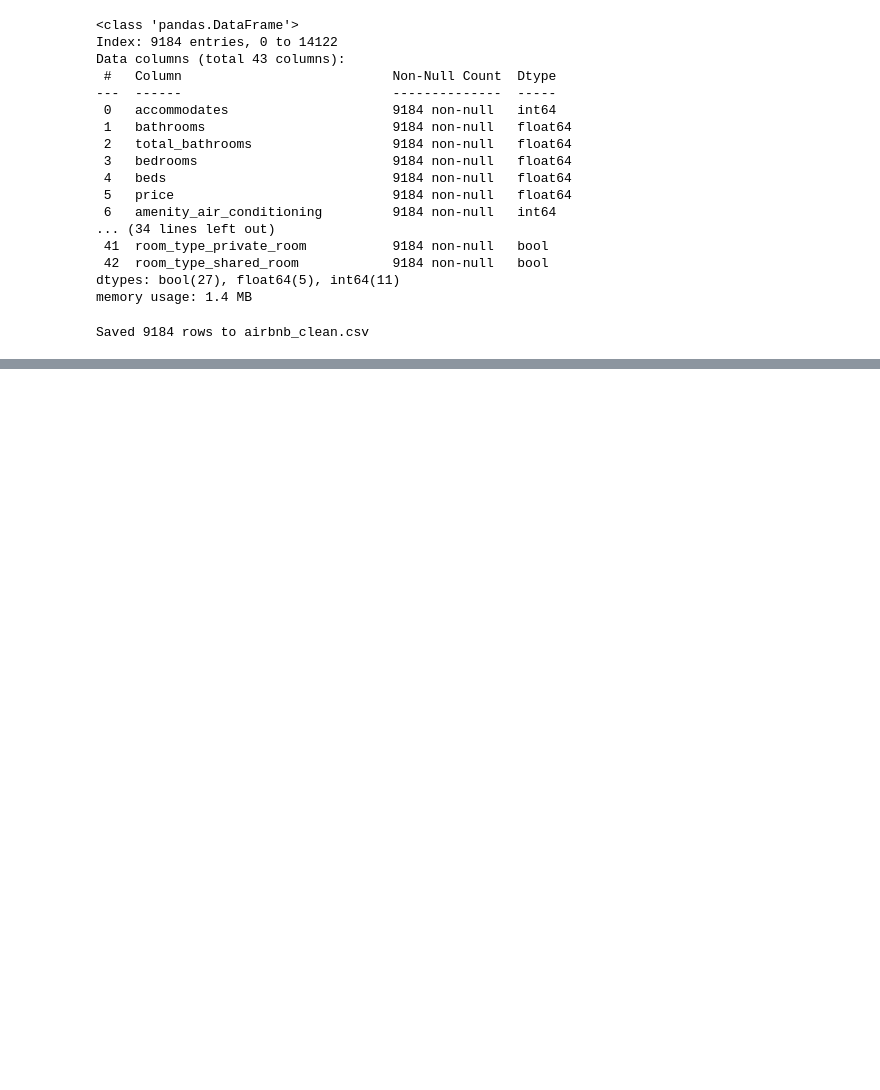
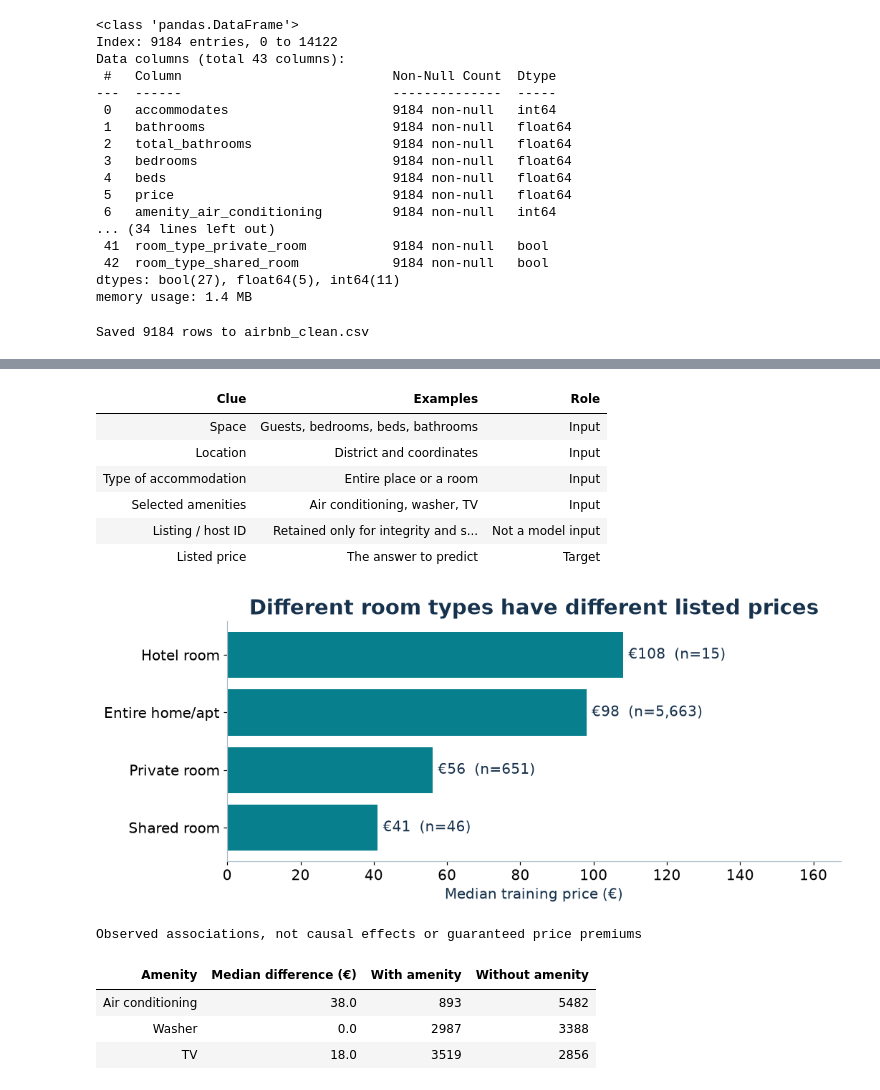
Before and after one commit to ltfe-ict-academy/practical-introduction-to-machine-learning, a Jupyter notebook: 03_part_Data_Cleaning_and_Feature_Engineering/03_part_Data_Cleaning_and_Feature_Engineering.ipynb, the cells around one changed output, grey strips where cells are left out. Saved outputs shown, nothing was run; the diff lists cells and outputs as text; code cells hidden in the pictures; blank space fills up the shorter version.

```diff
--- a/03_part_Data_Cleaning_and_Feature_Engineering/03_part_Data_Cleaning_and_Feature_Engineering.ipynb
+++ b/03_part_Data_Cleaning_and_Feature_Engineering/03_part_Data_Cleaning_and_Feature_Engineering.ipynb
@@ -475,0 +510,16 @@ Saved 9184 rows to airbnb_clean.csv
+# %%
+airbnb.features(state)
+# %% [output]
+| Clue | Examples | Role |
+| Space | Guests, bedrooms, beds, bathrooms | Input |
+| Location | District and coordinates | Input |
+| Type of accommodation | Entire place or a room | Input |
+| Selected amenities | Air conditioning, washer, TV | Input |
+| Listing / host ID | Retained only for integrity and s... | Not a model input |
+| Listed price | The answer to predict | Target |
+[figure, added]
+Observed associations, not causal effects or guaranteed price premiums
+| Amenity | Median difference (€) | With amenity | Without amenity |
+| Air conditioning | 38.0 | 893 | 5482 |
+| Washer | 0.0 | 2987 | 3388 |
+| TV | 18.0 | 3519 | 2856 |
```
Also changed, not shown: parts of 5 cells of this notebook, 1 other file.
